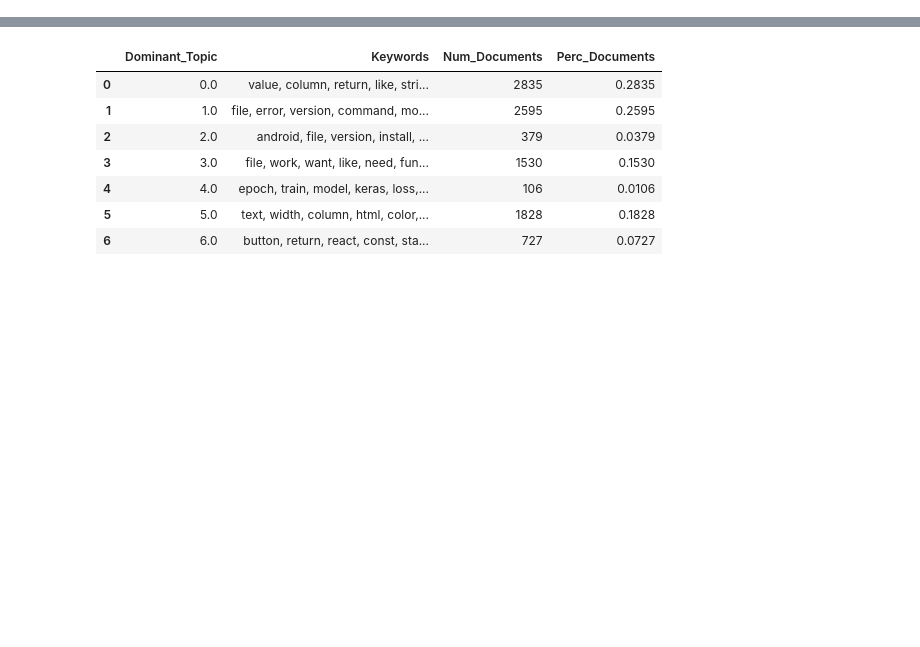
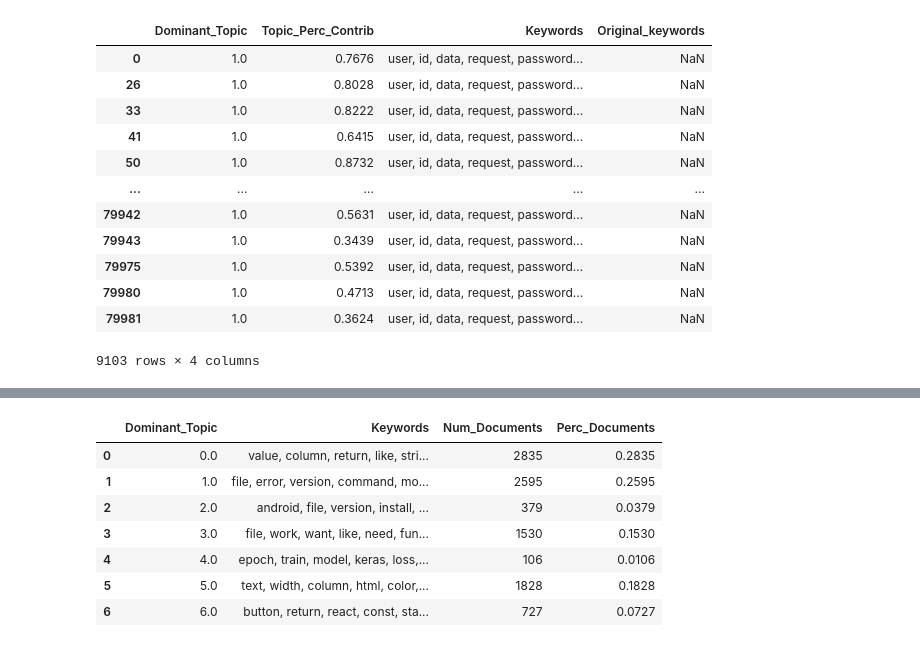
Before and after one commit to felanbi/Projet-OC-Categoriser-automatiquement-des-questions, a Jupyter notebook: P5_02_notebooktest.ipynb, the cells around one changed output, grey strips where cells are left out. Saved outputs shown, nothing was run; the diff lists cells and outputs as text; code cells hidden in the pictures; blank space fills up the shorter version.

```diff
--- a/P5_02_notebooktest.ipynb
+++ b/P5_02_notebooktest.ipynb
@@ -220,3 +182,19 @@ df_dominant_topic.head(10)
+# %%
+df_dominant_topic[df_dominant_topic.Dominant_Topic == 1]
+# %% [output]
+|  | Dominant_Topic | Topic_Perc_Contrib | Keywords | Original_keywords |
+| 0 | 1.0 | 0.7676 | user, id, data, request, password... | NaN |
+| 26 | 1.0 | 0.8028 | user, id, data, request, password... | NaN |
+| 33 | 1.0 | 0.8222 | user, id, data, request, password... | NaN |
+| 41 | 1.0 | 0.6415 | user, id, data, request, password... | NaN |
+| 50 | 1.0 | 0.8732 | user, id, data, request, password... | NaN |
+| ... | ... | ... | ... | ... |
+| 79942 | 1.0 | 0.5631 | user, id, data, request, password... | NaN |
+| 79943 | 1.0 | 0.3439 | user, id, data, request, password... | NaN |
+| 79975 | 1.0 | 0.5392 | user, id, data, request, password... | NaN |
+| 79980 | 1.0 | 0.4713 | user, id, data, request, password... | NaN |
+| 79981 | 1.0 | 0.3624 | user, id, data, request, password... | NaN |
+9103 rows × 4 columns
 # %%
 sent_topics_sorted_df = pd.DataFrame()
 
```
Also changed, not shown: parts of 16 cells of this notebook.
